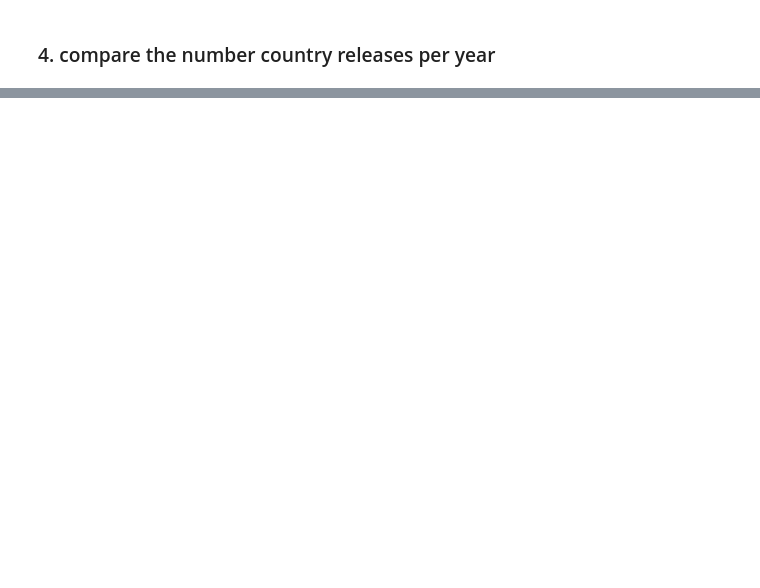
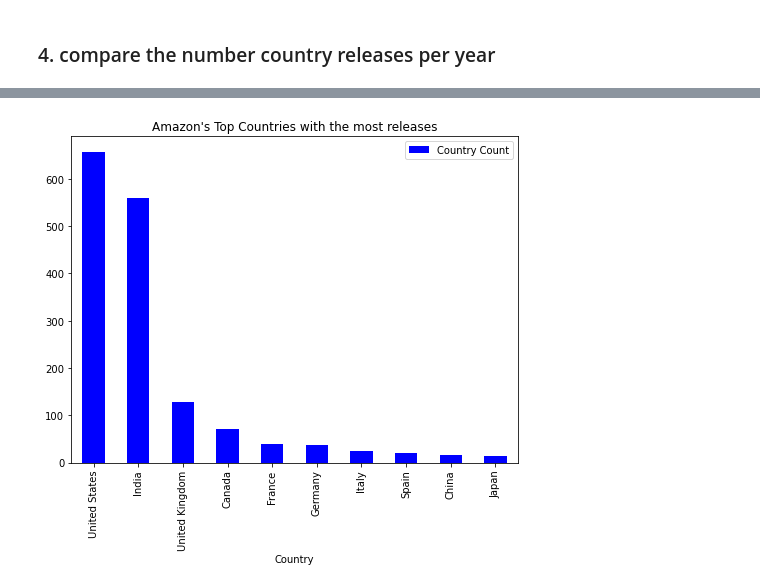
Before and after one commit to Tembspapi/Project-2_Amazon-Netflix, a Jupyter notebook: ETL-starter.ipynb, the cells around one changed output, grey strips where cells are left out. Saved outputs shown, nothing was run; the diff lists cells and outputs as text; code cells hidden in the pictures; blank space fills up the shorter version.

```diff
--- a/ETL-starter.ipynb
+++ b/ETL-starter.ipynb
@@ -908,9 +1192,0 @@ memory usage: 11.8 KB
-# %%
-# Amazon country releases per year
-acountry_df = pd.DataFrame(amazon_data["country"].value_counts()).reset_index()
-acountry_df.rename(
-    columns = {
-        'index': 'Country',
-        'country': 'Country Count'
-    }, inplace = True)
-acountry_df
@@ -930,0 +1265,7 @@ acountry_df
+# %%
+# Combining same countries together, total country count, sort descending
+acountry_df = acountry_df.groupby(['Country']).sum().sort_values(
+        by = 'Country Count',
+        ascending = False
+        )
+acountry_df
@@ -930,0 +1308,12 @@ acountry_df
+# %%
+# plot top 10 countries
+acountry_df.head(10).plot(
+    kind='bar',
+    color = 'blue',
+    title = "Amazon's Top Countries with the most releases",
+    figsize = (8, 6))
+
+plt.show()
+# plt.savefig('./Images/amazon_countries.png', format = 'png')
+# %% [output]
+[figure, added]
```
Also changed, not shown: parts of 27 cells of this notebook, 8 other files.
